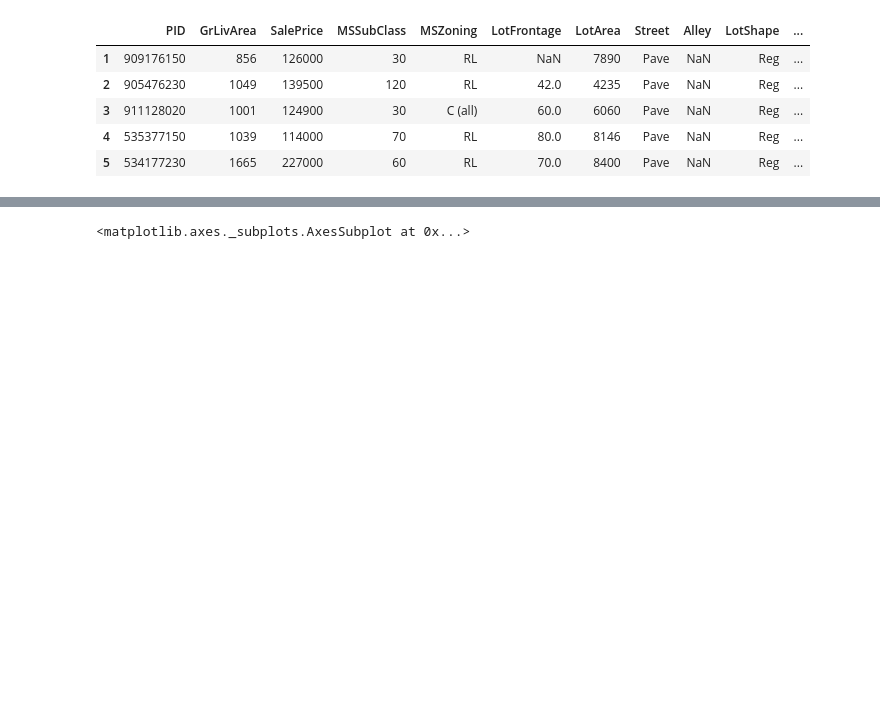
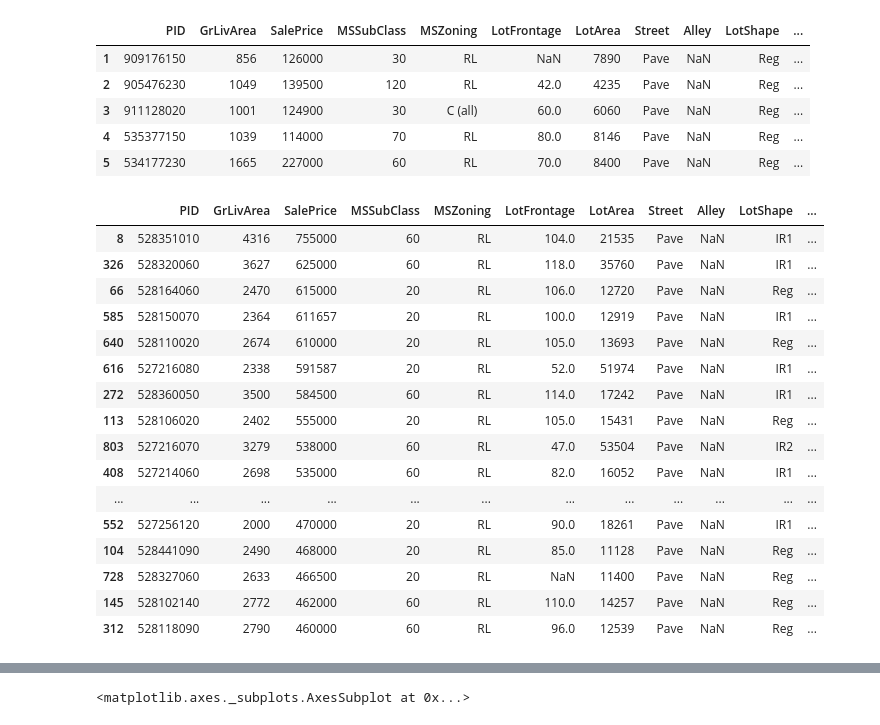
Before and after one commit to brandoncryu/ames_ml_project, a Jupyter notebook: EDA_Stephen.ipynb, the cells around one changed output, grey strips where cells are left out. Drawn from its saved outputs; the diff is of its cells as text; code cells hidden in the pictures; blank space fills up the shorter version.

```diff
--- a/EDA_Stephen.ipynb
+++ b/EDA_Stephen.ipynb
@@ -21,3 +21,23 @@ housing.head()
 | 3 | 911128020 | 1001 | 124900 | 30 | C (all) | 60.0 | 6060 | Pave | NaN | Reg | ... |
 | 4 | 535377150 | 1039 | 114000 | 70 | RL | 80.0 | 8146 | Pave | NaN | Reg | ... |
 | 5 | 534177230 | 1665 | 227000 | 60 | RL | 70.0 | 8400 | Pave | NaN | Reg | ... |
+# %%
+housing.sort_values('SalePrice', ascending=False).head(20)
+# %% [output]
+|  | PID | GrLivArea | SalePrice | MSSubClass | MSZoning | LotFrontage | LotArea | Street | Alley | LotShape | ... |
+| 8 | 528351010 | 4316 | 755000 | 60 | RL | 104.0 | 21535 | Pave | NaN | IR1 | ... |
+| 326 | 528320060 | 3627 | 625000 | 60 | RL | 118.0 | 35760 | Pave | NaN | IR1 | ... |
+| 66 | 528164060 | 2470 | 615000 | 20 | RL | 106.0 | 12720 | Pave | NaN | Reg | ... |
+| 585 | 528150070 | 2364 | 611657 | 20 | RL | 100.0 | 12919 | Pave | NaN | IR1 | ... |
+| 640 | 528110020 | 2674 | 610000 | 20 | RL | 105.0 | 13693 | Pave | NaN | Reg | ... |
+| 616 | 527216080 | 2338 | 591587 | 20 | RL | 52.0 | 51974 | Pave | NaN | IR1 | ... |
+| 272 | 528360050 | 3500 | 584500 | 60 | RL | 114.0 | 17242 | Pave | NaN | IR1 | ... |
+| 113 | 528106020 | 2402 | 555000 | 20 | RL | 105.0 | 15431 | Pave | NaN | Reg | ... |
+| 803 | 527216070 | 3279 | 538000 | 60 | RL | 47.0 | 53504 | Pave | NaN | IR2 | ... |
+| 408 | 527214060 | 2698 | 535000 | 60 | RL | 82.0 | 16052 | Pave | NaN | IR1 | ... |
+| ... | ... | ... | ... | ... | ... | ... | ... | ... | ... | ... | ... |
+| 552 | 527256120 | 2000 | 470000 | 20 | RL | 90.0 | 18261 | Pave | NaN | IR1 | ... |
+| 104 | 528441090 | 2490 | 468000 | 20 | RL | 85.0 | 11128 | Pave | NaN | Reg | ... |
+| 728 | 528327060 | 2633 | 466500 | 20 | RL | NaN | 11400 | Pave | NaN | Reg | ... |
+| 145 | 528102140 | 2772 | 462000 | 60 | RL | 110.0 | 14257 | Pave | NaN | Reg | ... |
+| 312 | 528118090 | 2790 | 460000 | 60 | RL | 96.0 | 12539 | Pave | NaN | Reg | ... |
```
Also changed, not shown: parts of 18 cells of this notebook.
